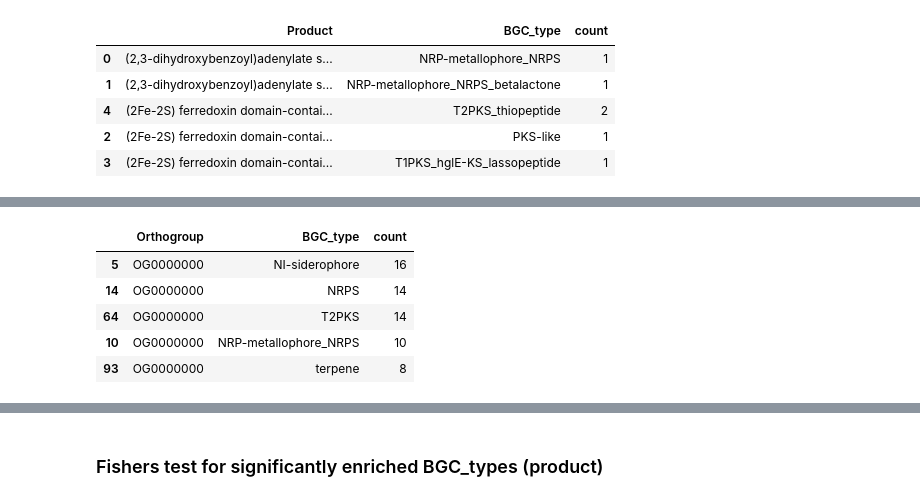
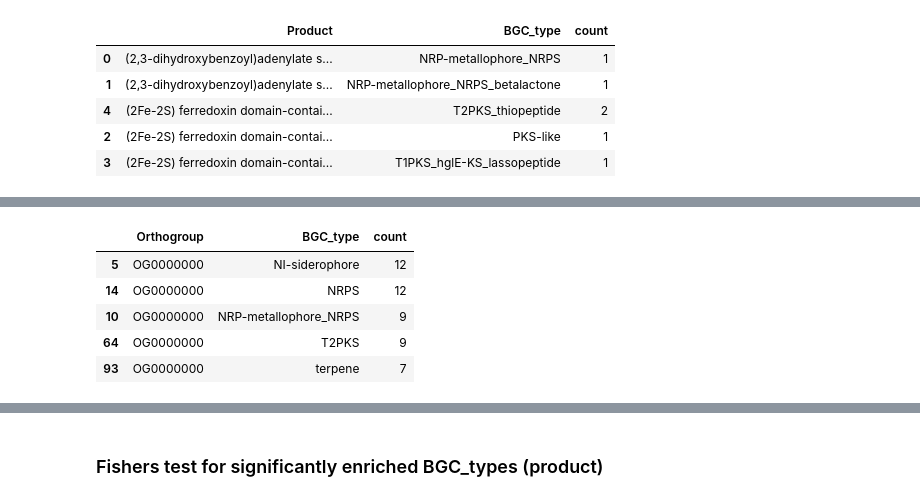
Before and after one commit to arudenko-2025/RNA-Seq-actinomycetota-data-analysis, a Jupyter notebook: jupyter_notebooks/13_iterative_WGCNA_summary_figures.ipynb, the cells around one changed output, grey strips where cells are left out. Cells and saved outputs as stored; diff of their text form; code cells hidden in the pictures.

```diff
--- a/jupyter_notebooks/13_iterative_WGCNA_summary_figures.ipynb
+++ b/jupyter_notebooks/13_iterative_WGCNA_summary_figures.ipynb
@@ -898,20 +839,30 @@ product_bgc_type_long.head()
 # %%
+
+# Orthogroup × BGC-type long table
+# Orthogroup-level analyses keep hypothetical proteins.
+# Count distinct BGCs, not duplicated gene rows.
+
 orthogroup_bgc_type_long = (
-    df[df["Orthogroup"].notna()]
+    orthogroup_df[
+        orthogroup_df["Orthogroup"].notna()
+        & (orthogroup_df["Orthogroup"].astype(str).str.strip() != "Singleton")
+    ]
+    .dropna(subset=["Orthogroup", "relevant_BGC_ID", "BGC_type"])
+    .drop_duplicates(subset=["Orthogroup", "relevant_BGC_ID", "BGC_type"])
     .groupby(["Orthogroup", "BGC_type"])
     .size()
     .reset_index(name="count")
     .sort_values(["Orthogroup", "count"], ascending=[True, False])
 )
 
 orthogroup_bgc_type_long.head()
 # %% [output]
 |  | Orthogroup | BGC_type | count |
-| 5 | OG0000000 | NI-siderophore | 16 |
-| 14 | OG0000000 | NRPS | 14 |
-| 64 | OG0000000 | T2PKS | 14 |
-| 10 | OG0000000 | NRP-metallophore_NRPS | 10 |
-| 93 | OG0000000 | terpene | 8 |
+| 5 | OG0000000 | NI-siderophore | 12 |
+| 14 | OG0000000 | NRPS | 12 |
+| 10 | OG0000000 | NRP-metallophore_NRPS | 9 |
+| 64 | OG0000000 | T2PKS | 9 |
+| 93 | OG0000000 | terpene | 7 |
 # %%
 orthogroup_bgc_summary
 # %% [output]
```
Also changed, not shown: parts of 58 cells of this notebook.
